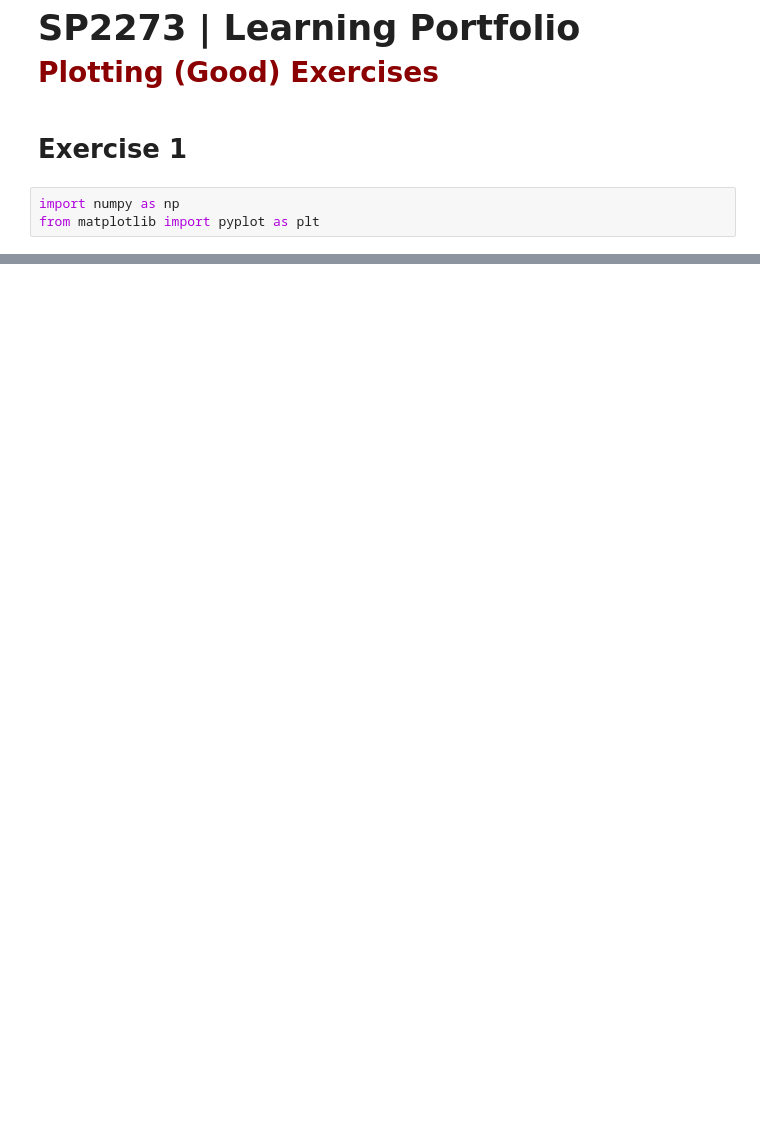
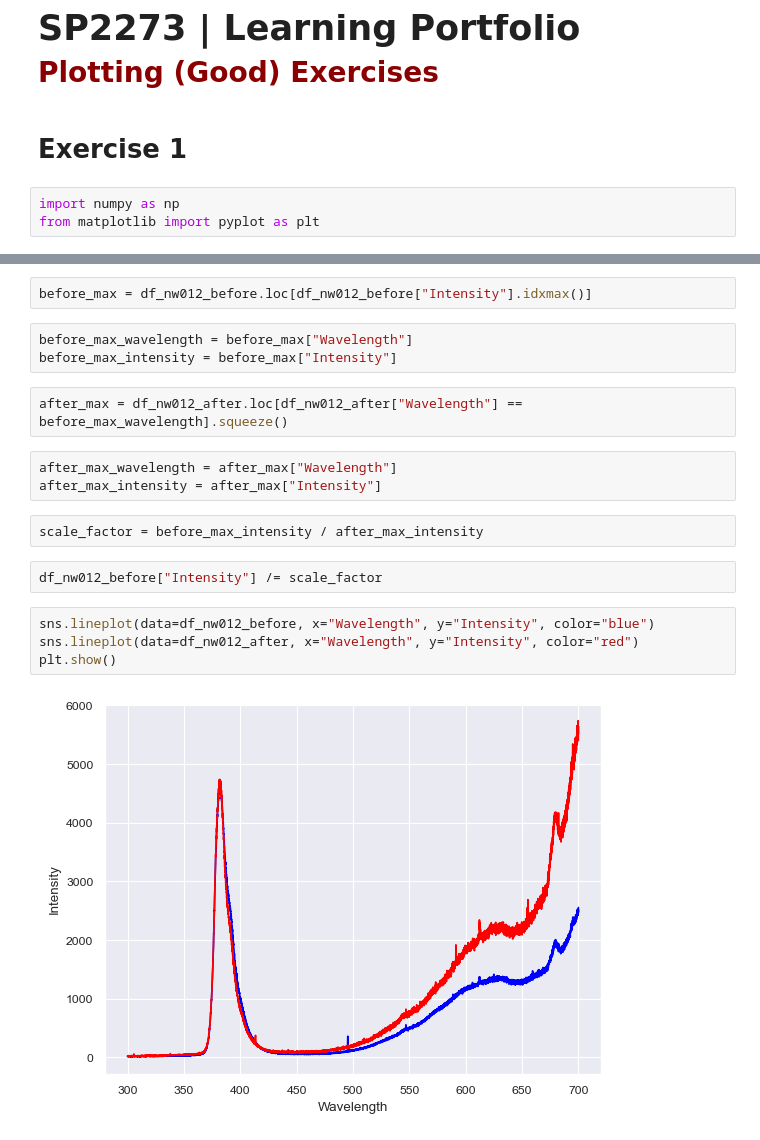
Before and after one commit to SPS-SP2273/learning-portfolio-2024-aug-reboplim, a Jupyter notebook: 7.2_plotting__exercises/plotting_(good)_exercises.ipynb, the cells around one changed output, grey strips where cells are left out. Cells and saved outputs as stored; diff of their text form; blank space fills up the shorter version.

```diff
--- a/7.2_plotting__exercises/plotting_(good)_exercises.ipynb
+++ b/7.2_plotting__exercises/plotting_(good)_exercises.ipynb
@@ -71,0 +121,20 @@ plt.show(block=False)
+# %%
+before_max = df_nw012_before.loc[df_nw012_before["Intensity"].idxmax()]
+# %%
+before_max_wavelength = before_max["Wavelength"]
+before_max_intensity = before_max["Intensity"]
+# %%
+after_max = df_nw012_after.loc[df_nw012_after["Wavelength"] == before_max_wavelength].squeeze()
+# %%
+after_max_wavelength = after_max["Wavelength"]
+after_max_intensity = after_max["Intensity"]
+# %%
+scale_factor = before_max_intensity / after_max_intensity
+# %%
+df_nw012_before["Intensity"] /= scale_factor
+# %%
+sns.lineplot(data=df_nw012_before, x="Wavelength", y="Intensity", color="blue")
+sns.lineplot(data=df_nw012_after, x="Wavelength", y="Intensity", color="red")
+plt.show()
+# %% [output]
+[figure, added]
```
Also changed, not shown: parts of 8 cells of this notebook, 4 other files.
